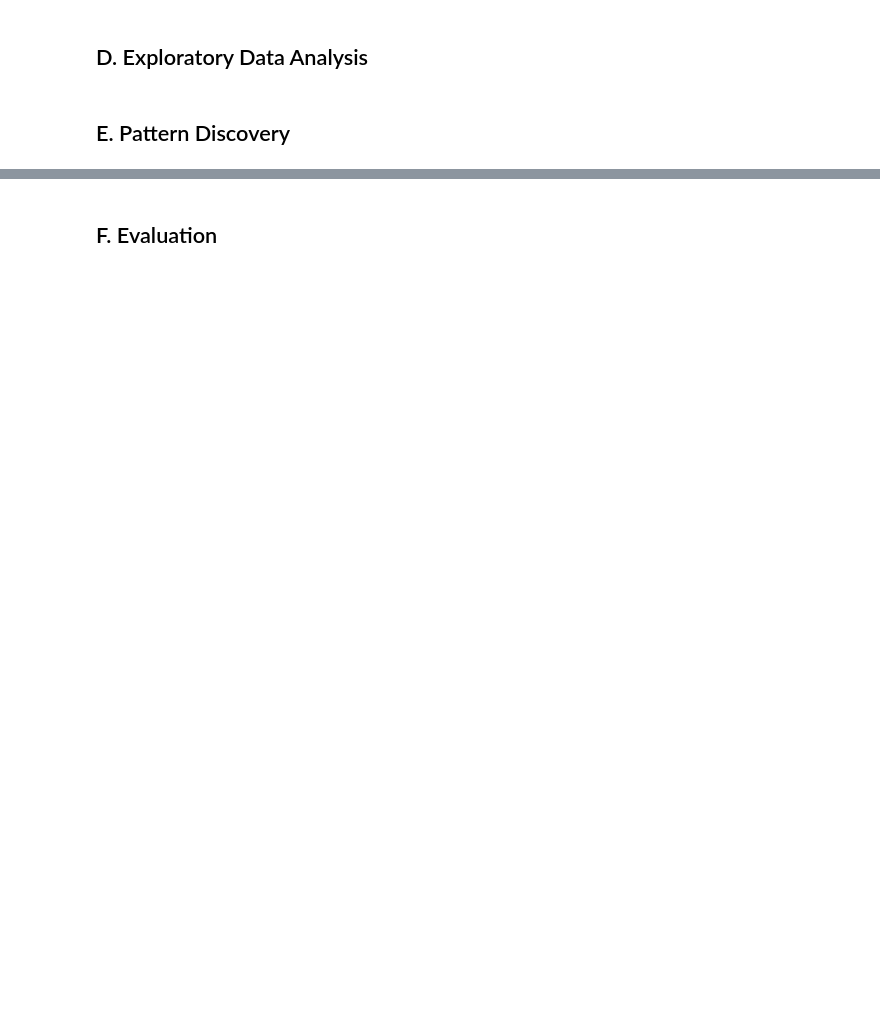
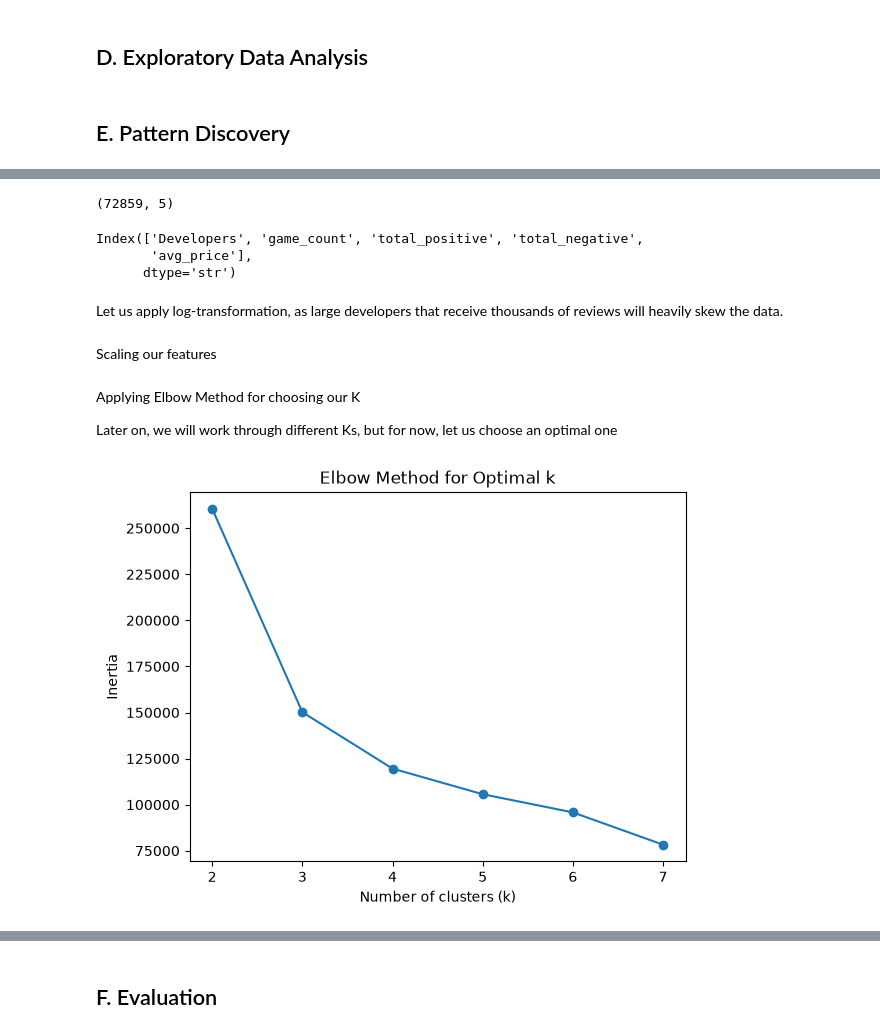
Before and after one commit to mangabe16/steam-developer-career-patterns, a Jupyter notebook: submission.ipynb, the cells around one changed output, grey strips where cells are left out. Saved outputs shown, nothing was run; the diff lists cells and outputs as text; code cells hidden in the pictures; blank space fills up the shorter version.

Commit message:
Began agreggating data around developers, and initial K-Means clustering analysis

```diff
--- a/submission.ipynb
+++ b/submission.ipynb
@@ -394,0 +394,10 @@ Support website
+# %%
+# Group by developer and aggregate features
+developer_df = essential_attributes_df.groupby('Developers').agg(
+    game_count=('AppID', 'count'), # Volume: How many games released
+    total_positive=('Positive', 'sum'), # Success proxy: Total positive reviews
+    total_negative=('Negative', 'sum'), # Engagement quality: Total negative reviews
+    avg_price=('Price', 'mean'), # Monetization proxy: Average game price
+).reset_index()
+
+developer_df.head()
@@ -394,0 +411,45 @@ Support website
+# %%
+developer_df.shape
+# %% [output]
+(72859, 5)
+# %%
+developer_df.columns
+# %% [output]
+Index(['Developers', 'game_count', 'total_positive', 'total_negative',
+       'avg_price'],
+      dtype='str')
+# %%
+features_kmeans = ['game_count', 'total_positive', 'total_negative', 'avg_price']
+kmeans_df = developer_df[features_kmeans].copy()
+kmeans_df = kmeans_df.dropna()
+# %% [markdown]
+Let us apply log-transformation, as large developers that receive thousands of reviews will heavily skew the data.
+# %%
+# Log-transform before scaling to handle power-law distributions
+kmeans_df = developer_df[features_kmeans].copy()
+for col in ['game_count', 'total_positive', 'total_negative']:
+    kmeans_df[col] = np.log1p(kmeans_df[col])
+# %% [markdown]
+Scaling our features
+# %%
+scaler = StandardScaler()
+kmeans_df_scaled = scaler.fit_transform(kmeans_df)
+# %% [markdown]
+Applying Elbow Method for choosing our K
+
+Later on, we will work through different Ks, but for now, let us choose an optimal one
+# %%
+inertia = []
+K_range = range(2, 8)
+for k in K_range:
+    km = KMeans(n_clusters=k, random_state=42, n_init='auto')
+    km.fit(kmeans_df_scaled)
+    inertia.append(km.inertia_)
+
+plt.plot(K_range, inertia, marker='o')
+plt.xlabel('Number of clusters (k)')
+plt.ylabel('Inertia')
+plt.title('Elbow Method for Optimal k')
+plt.show()
+# %% [output]
+[figure, added]
```
Also changed, not shown: parts of 44 cells of this notebook, 1 other file.
